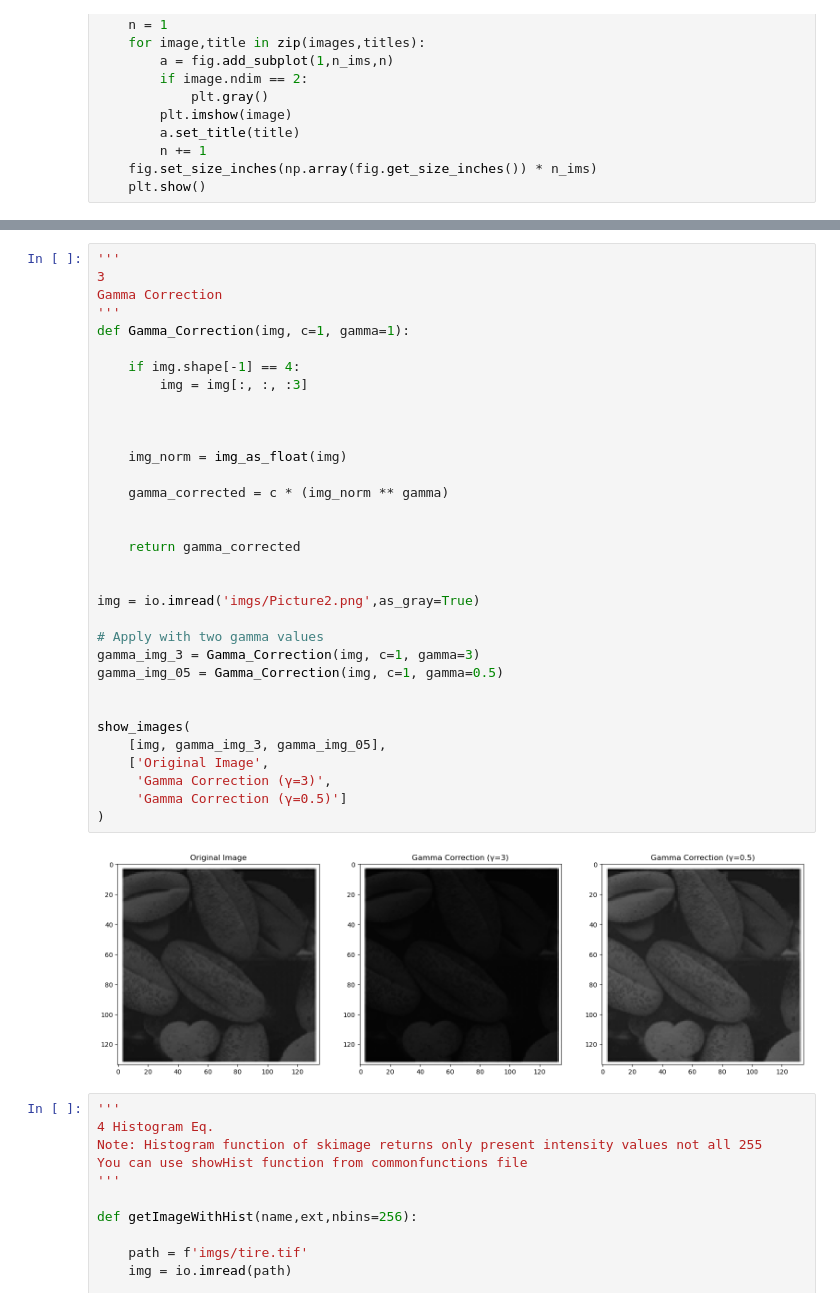
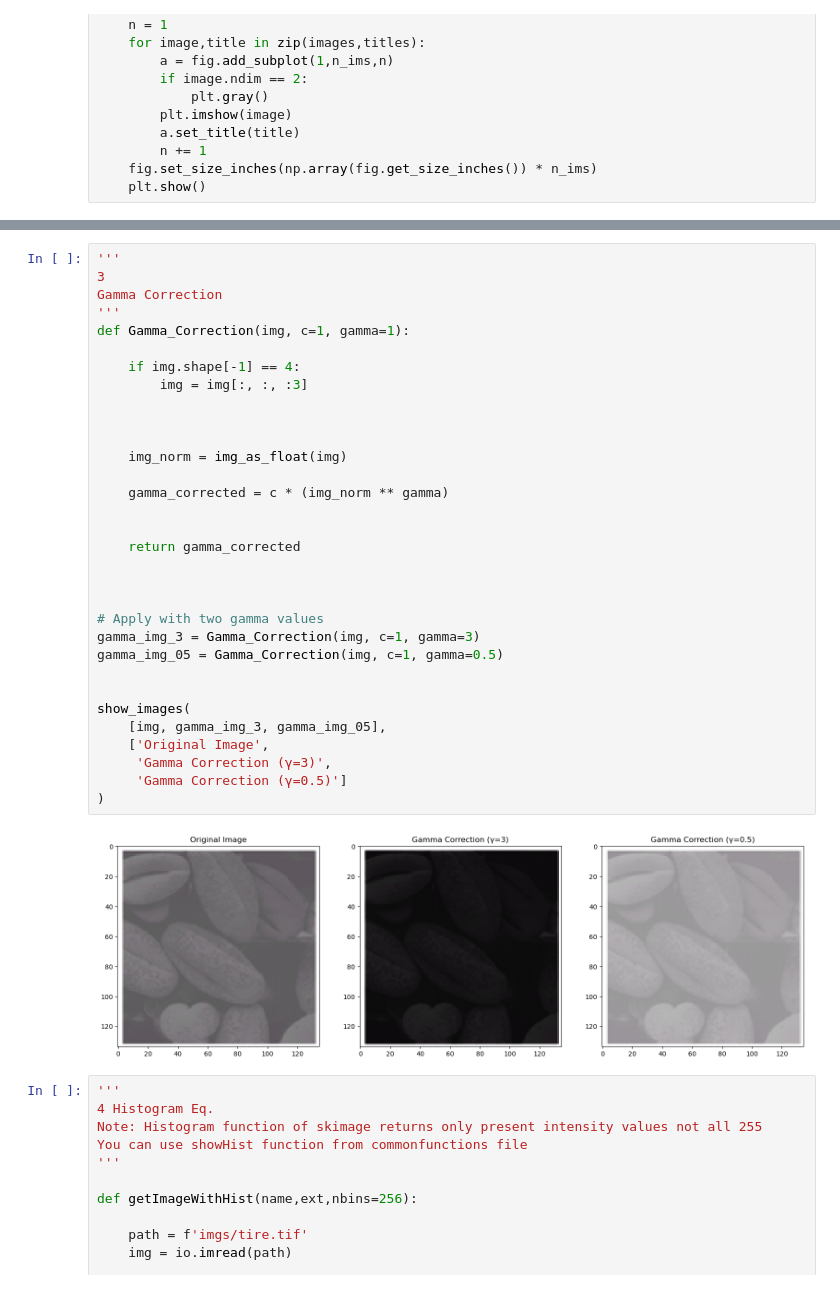
Before and after one commit to AlaaHaytham58/Image_Processing_Course, a Jupyter notebook: Lab 4/Lab 4/Lab4_STD.ipynb, the cells around one changed output, grey strips where cells are left out. Cells and saved outputs as stored; diff of their text form.

```diff
--- a/Lab 4/Lab 4/Lab4_STD.ipynb
+++ b/Lab 4/Lab 4/Lab4_STD.ipynb
@@ -114,35 +116,34 @@ show_images(
 Gamma Correction
 '''
 def Gamma_Correction(img, c=1, gamma=1):
 
     if img.shape[-1] == 4:
         img = img[:, :, :3]
 
 
 
     img_norm = img_as_float(img)
 
     gamma_corrected = c * (img_norm ** gamma)
 
 
     return gamma_corrected
 
 
-img = io.imread('imgs/Picture2.png',as_gray=True)
 
 # Apply with two gamma values
 gamma_img_3 = Gamma_Correction(img, c=1, gamma=3)
 gamma_img_05 = Gamma_Correction(img, c=1, gamma=0.5)
 
 
 show_images(
     [img, gamma_img_3, gamma_img_05],
     ['Original Image',
      'Gamma Correction (γ=3)',
      'Gamma Correction (γ=0.5)']
 )
 # %% [output]
-[figure, old version]
+[figure, new version]
 # %%
 '''
 4 Histogram Eq.
```
Also changed, not shown: parts of 3 cells of this notebook, 7 other files.
